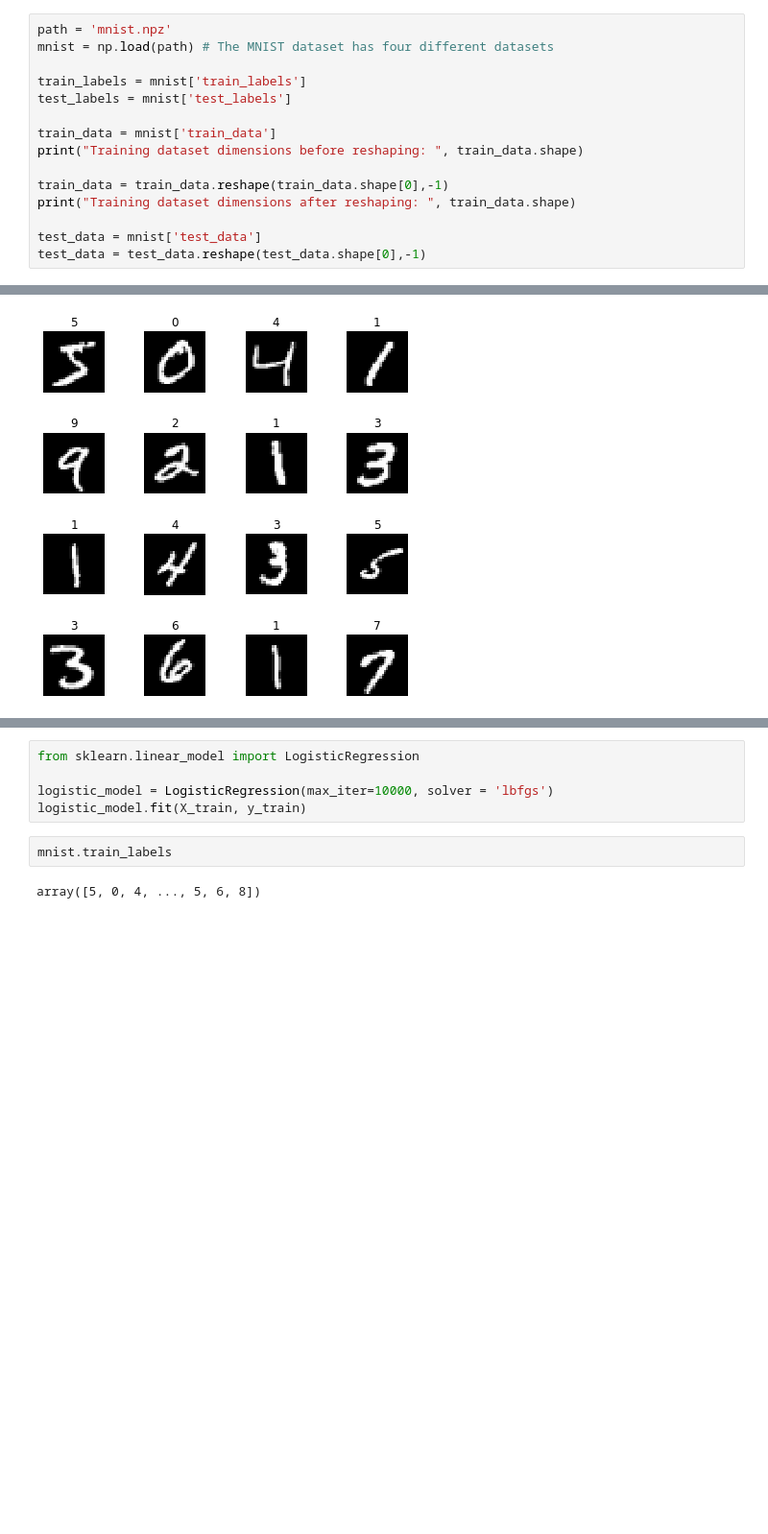
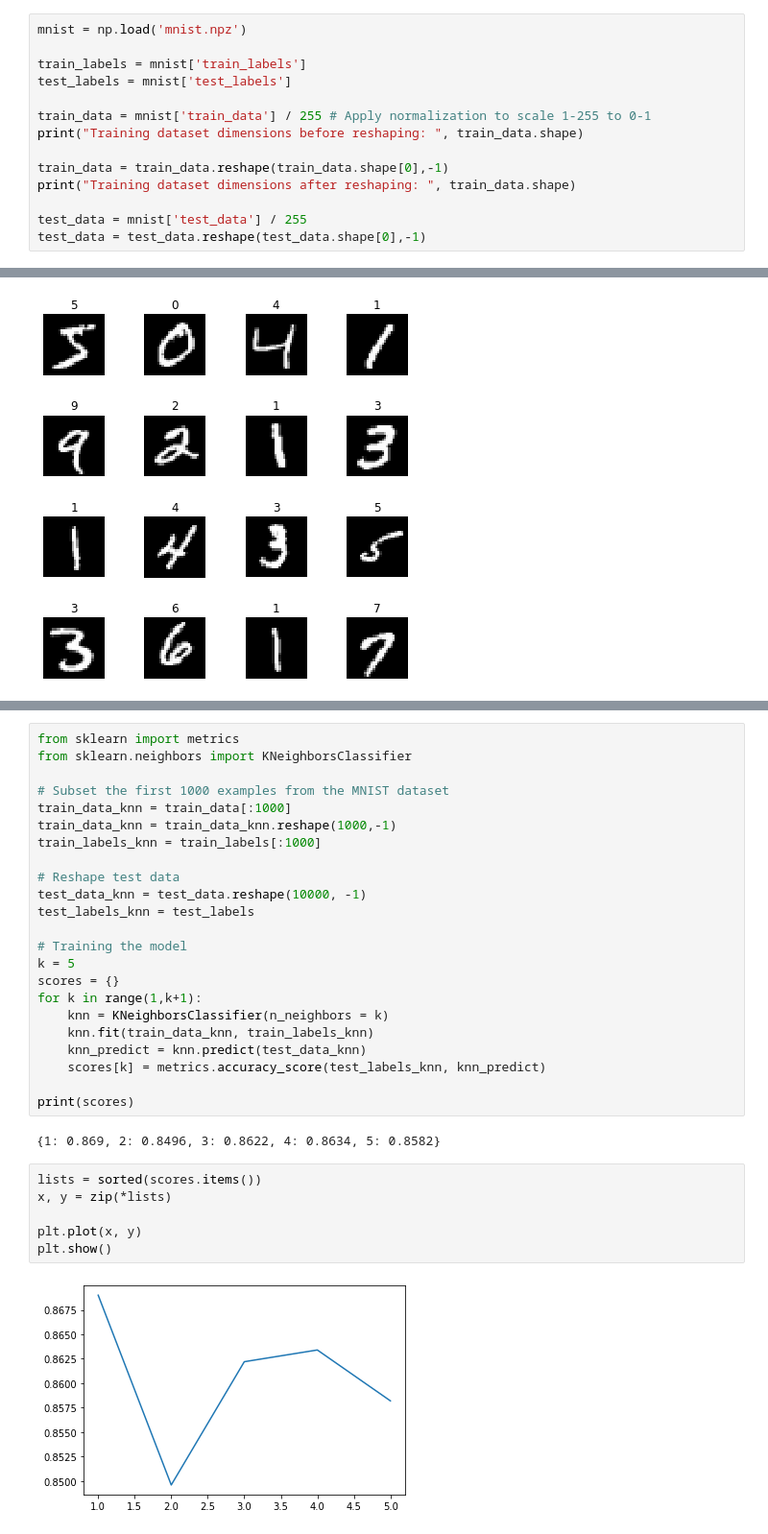
Before and after one commit to bellyn/MNIST-Image-Classification, a Jupyter notebook: MNIST Image Classification.ipynb, the cells around one changed output, grey strips where cells are left out. Shown at 96% size. Saved outputs shown, nothing was run; the diff lists cells and outputs as text; blank space fills up the shorter version.

Commit message:
First KNN classifier attempt

```diff
--- a/MNIST Image Classification.ipynb
+++ b/MNIST Image Classification.ipynb
@@ -3,19 +3,18 @@ import numpy as np
 from sklearn.model_selection import train_test_split
 import matplotlib.pyplot as plt
 # %%
-path = 'mnist.npz'
-mnist = np.load(path) # The MNIST dataset has four different datasets
+mnist = np.load('mnist.npz')
 
 train_labels = mnist['train_labels']
 test_labels = mnist['test_labels']
 
-train_data = mnist['train_data']
+train_data = mnist['train_data'] / 255 # Apply normalization to scale 1-255 to 0-1
 print("Training dataset dimensions before reshaping: ", train_data.shape)
 
 train_data = train_data.reshape(train_data.shape[0],-1)
 print("Training dataset dimensions after reshaping: ", train_data.shape)
 
-test_data = mnist['test_data']
+test_data = mnist['test_data'] / 255
 test_data = test_data.reshape(test_data.shape[0],-1)
 # %% [output]
 Training dataset dimensions before reshaping:  (60000, 28, 28)
@@ -58,9 +57,33 @@ Validation size:  (48000, 784)
-# %%
-from sklearn.linear_model import LogisticRegression
-
-logistic_model = LogisticRegression(max_iter=10000, solver = 'lbfgs')
-logistic_model.fit(X_train, y_train)
-# %%
-mnist.train_labels
-# %% [output]
-array([5, 0, 4, ..., 5, 6, 8])
+# %%
+from sklearn import metrics
+from sklearn.neighbors import KNeighborsClassifier
+
+# Subset the first 1000 examples from the MNIST dataset
+train_data_knn = train_data[:1000]
+train_data_knn = train_data_knn.reshape(1000,-1)
+train_labels_knn = train_labels[:1000]
+
+# Reshape test data
+test_data_knn = test_data.reshape(10000, -1)
+test_labels_knn = test_labels
+
+# Training the model
+k = 5
+scores = {}
+for k in range(1,k+1):
+    knn = KNeighborsClassifier(n_neighbors = k)
+    knn.fit(train_data_knn, train_labels_knn)
+    knn_predict = knn.predict(test_data_knn)
+    scores[k] = metrics.accuracy_score(test_labels_knn, knn_predict)
+
+print(scores)
+# %% [output]
+{1: 0.869, 2: 0.8496, 3: 0.8622, 4: 0.8634, 5: 0.8582}
+# %%
+lists = sorted(scores.items())
+x, y = zip(*lists)
+
+plt.plot(x, y)
+plt.show()
+# %% [output]
+[figure, added]
```
Also changed, not shown: parts of 1 cell of this notebook.
